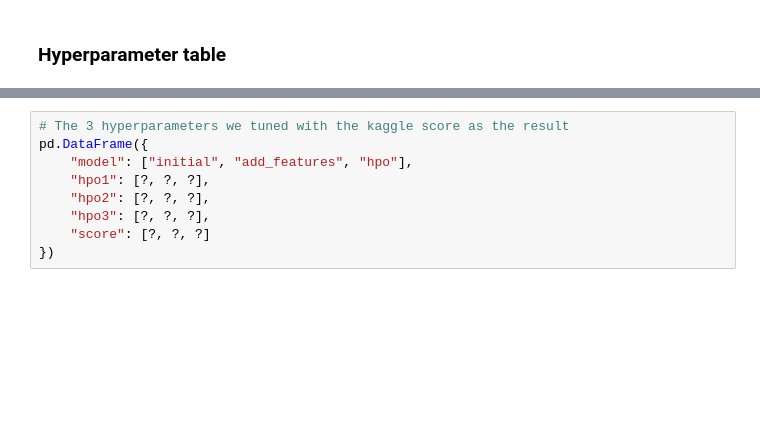
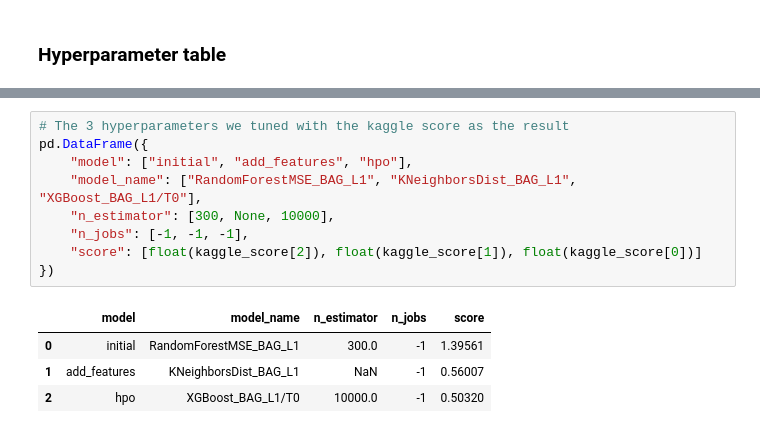
Before and after one commit to rajatsharma369007/nd009t-c1-intro-to-ml-project-starter, a Jupyter notebook: project.ipynb, the cells around one changed output, grey strips where cells are left out. Cells and saved outputs as stored; diff of their text form; blank space fills up the shorter version.

```diff
--- a/project.ipynb
+++ b/project.ipynb
@@ -704,9 +740,14 @@ fig.savefig('model_score/model_test_score.png')
 # %%
 # The 3 hyperparameters we tuned with the kaggle score as the result
 pd.DataFrame({
     "model": ["initial", "add_features", "hpo"],
-    "hpo1": [?, ?, ?],
-    "hpo2": [?, ?, ?],
-    "hpo3": [?, ?, ?],
-    "score": [?, ?, ?]
+    "model_name": ["RandomForestMSE_BAG_L1", "KNeighborsDist_BAG_L1", "XGBoost_BAG_L1/T0"],
+    "n_estimator": [300, None, 10000],
+    "n_jobs": [-1, -1, -1],
+    "score": [float(kaggle_score[2]), float(kaggle_score[1]), float(kaggle_score[0])]
 })
+# %% [output]
+|  | model | model_name | n_estimator | n_jobs | score |
+| 0 | initial | RandomForestMSE_BAG_L1 | 300.0 | -1 | 1.39561 |
+| 1 | add_features | KNeighborsDist_BAG_L1 | NaN | -1 | 0.56007 |
+| 2 | hpo | XGBoost_BAG_L1/T0 | 10000.0 | -1 | 0.50320 |
```
Also changed, not shown: parts of 23 cells of this notebook, 7 other files.
